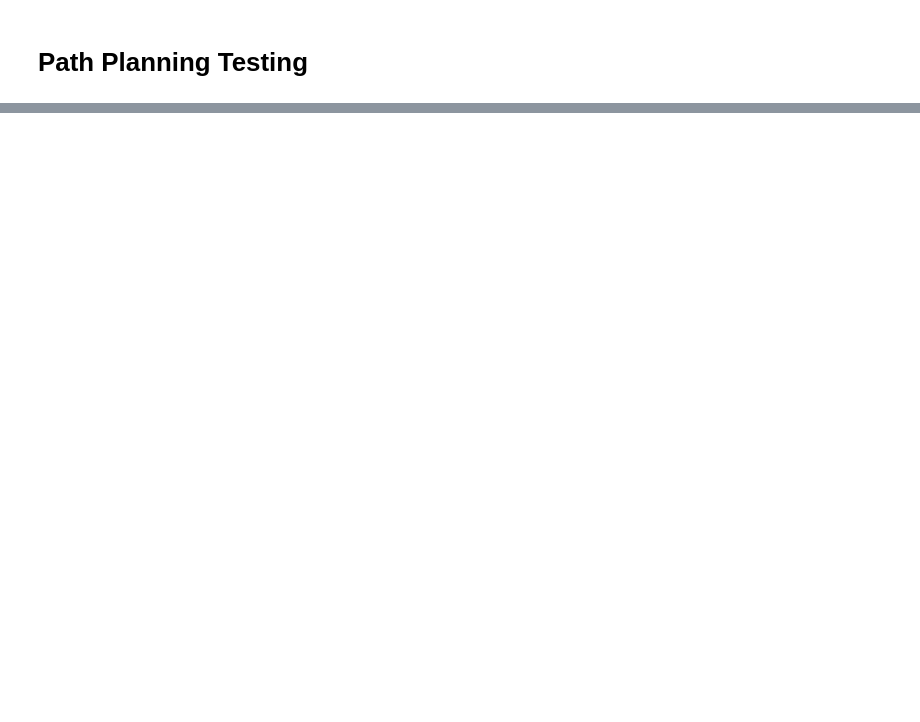
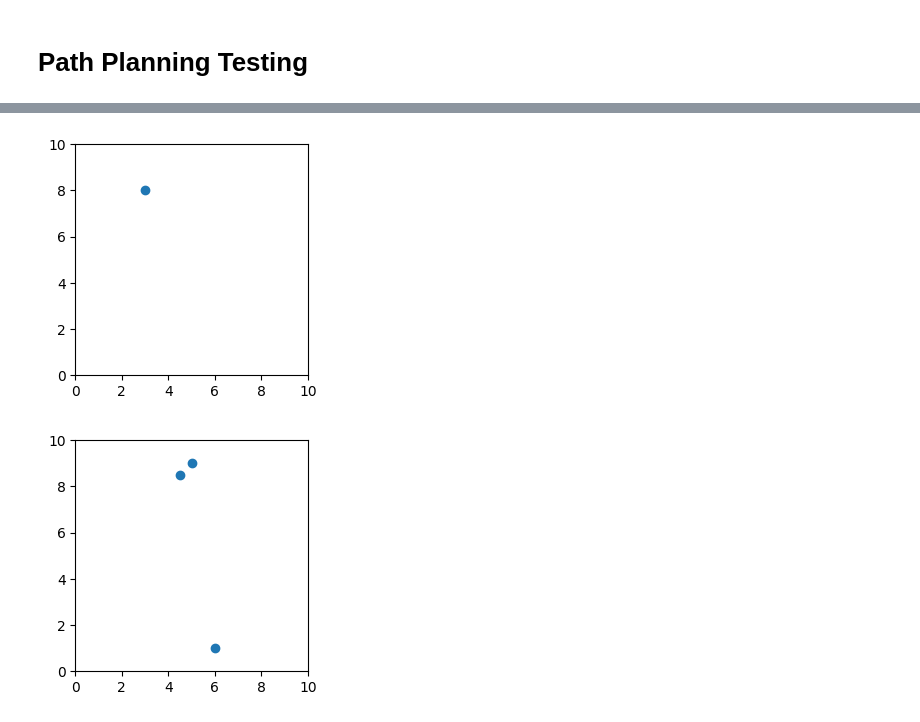
Before and after one commit to Therinzine/arc-wizard-chess, a Jupyter notebook: Fall 2023/PathPlanning/testing.ipynb, the cells around one changed output, grey strips where cells are left out. Drawn from its saved outputs; the diff is of its cells as text; code cells hidden in the pictures; blank space fills up the shorter version.

```diff
--- a/Fall 2023/PathPlanning/testing.ipynb
+++ b/Fall 2023/PathPlanning/testing.ipynb
@@ -25,0 +50,17 @@ plot_paths([Path('', listOfPoints)])
+# %%
+#Leaving Piece Code:
+
+#Leave, exit white side
+end_square = 96
+start_square = 58
+listOfPoints = planner.single_path(start_square, end_square, "LEAVE")
+plot_paths([Path('', listOfPoints)])
+
+#Leave, exit black side
+end_square = 68
+start_square = 5
+listOfPoints = planner.single_path(start_square, end_square, "LEAVE")
+plot_paths([Path('', listOfPoints)])
+# %% [output]
+[figure, added]
+[figure, added]
```
Also changed, not shown: parts of 7 cells of this notebook, 1 other file.
